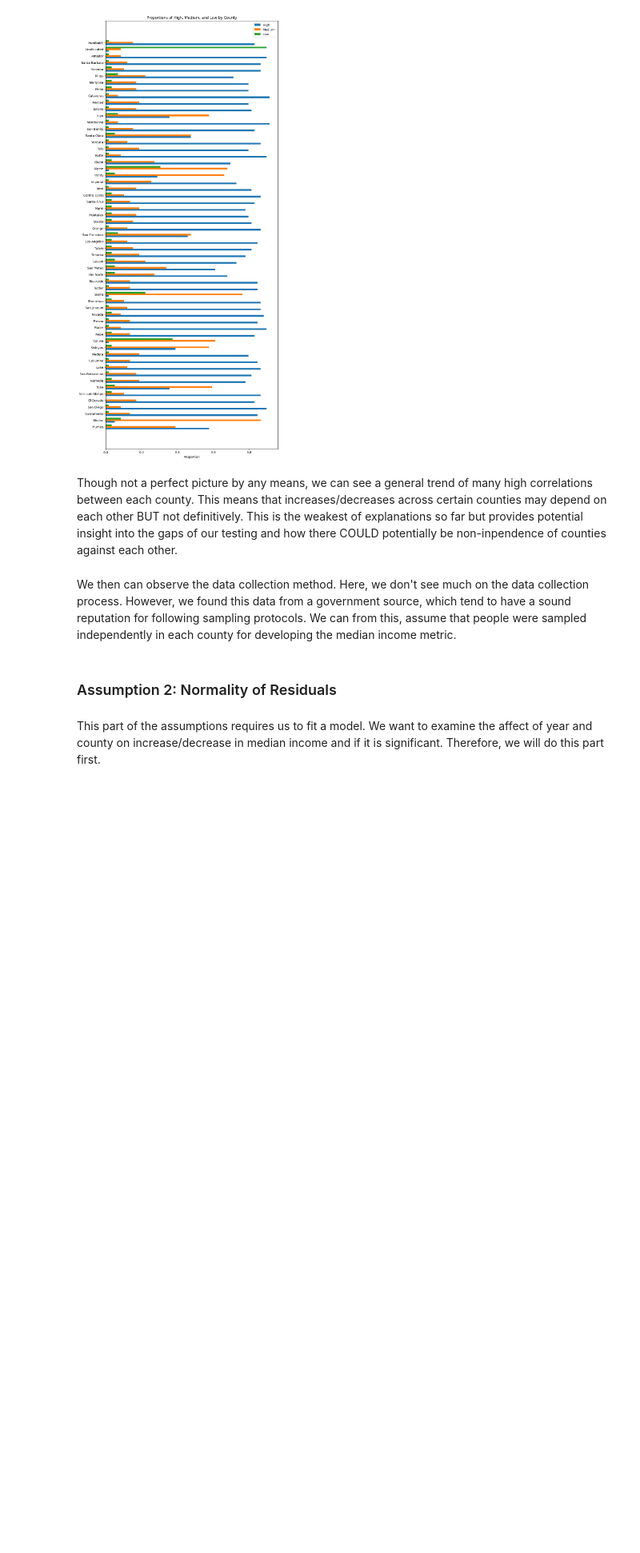
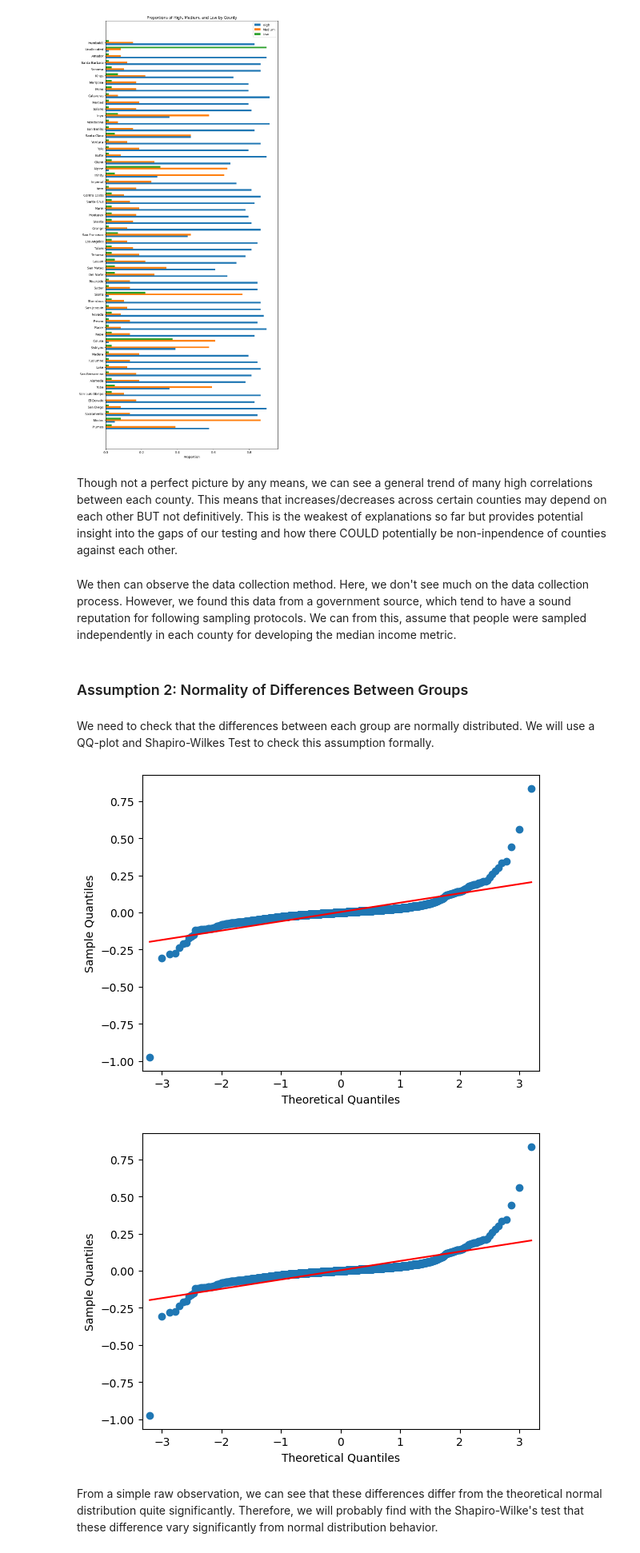
Before and after one commit to aindraga/Math189_FinalProject, a Jupyter notebook: final_project.ipynb, the cells around one changed output. Shown at 80% size. Saved outputs shown, nothing was run; the diff lists cells and outputs as text; code cells hidden in the pictures; blank space fills up the shorter version.

```diff
--- a/final_project.ipynb
+++ b/final_project.ipynb
@@ -187,6 +189,15 @@ Though not a perfect picture by any means, we can see a general trend of many hi
 # %% [markdown]
 We then can observe the data collection method. Here, we don't see much on the data collection process. However, we found this data from a government source, which tend to have a sound reputation for following sampling protocols. We can from this, assume that people were sampled independently in each county for developing the median income metric.
 # %% [markdown]
-### Assumption 2: Normality of Residuals
+### Assumption 2: Normality of Differences Between Groups
-# %% [markdown]
-This part of the assumptions requires us to fit a model. We want to examine the affect of year and county on increase/decrease in median income and if it is significant. Therefore, we will do this part first.
+# %% [markdown]
+We need to check that the differences between each group are normally distributed. We will use a QQ-plot and Shapiro-Wilkes Test to check this assumption formally.
+# %%
+diff_df = pct_change_df.diff(axis=1).stack().reset_index(name='difference')
+# %%
+sm.qqplot(diff_df["difference"], line="s")
+# %% [output]
+[figure, added]
+[figure, added]
+# %% [markdown]
+From a simple raw observation, we can see that these differences differ from the theoretical normal distribution quite significantly. Therefore, we will probably find with the Shapiro-Wilke's test that these difference vary significantly from normal distribution behavior.
```
Also changed, not shown: parts of 17 cells of this notebook.
